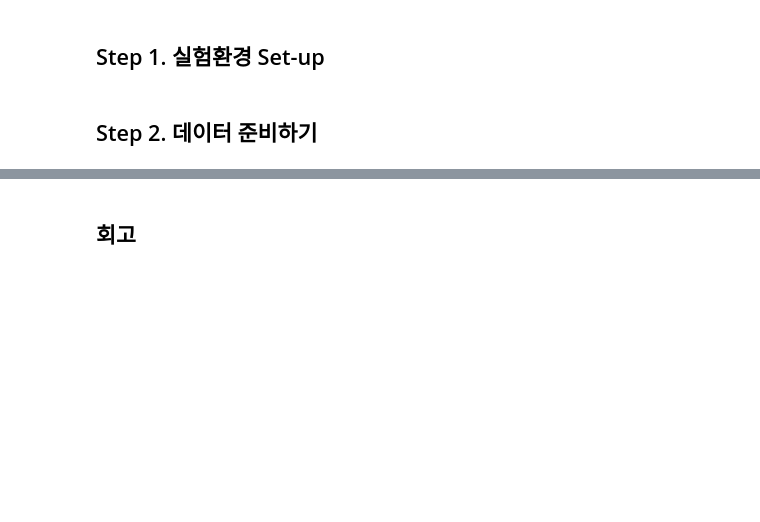
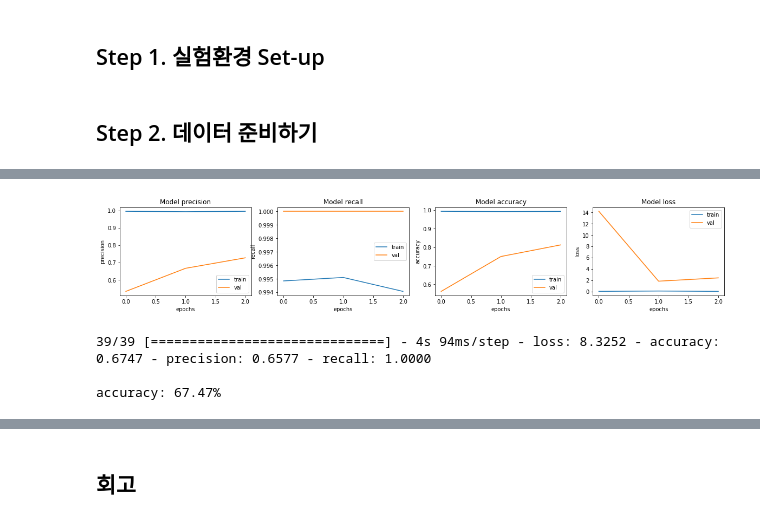
Before and after one commit to CandyBrain/AIFFEL, a Jupyter notebook: EX09_Diagnosis_of_Pneumonia/[E-09]_Diagnosis_of_Pneumonia_project.ipynb, the cells around one changed output, grey strips where cells are left out. Drawn from its saved outputs; the diff is of its cells as text; code cells hidden in the pictures; blank space fills up the shorter version.

```diff
--- a/EX09_Diagnosis_of_Pneumonia/[E-09]_Diagnosis_of_Pneumonia_project.ipynb
+++ b/EX09_Diagnosis_of_Pneumonia/[E-09]_Diagnosis_of_Pneumonia_project.ipynb
@@ -410,0 +823,24 @@ loss, acc, prec, rec = model.evaluate(test_ds)
+# %%
+# 시각화
+
+fig, ax = plt.subplots(1, 4, figsize=(20, 3))
+ax = ax.ravel()
+
+for i, met in enumerate(['precision', 'recall', 'accuracy', 'loss']):
+    ax[i].plot(history.history[met])
+    ax[i].plot(history.history['val_' + met])
+    ax[i].set_title('Model {}'.format(met))
+    ax[i].set_xlabel('epochs')
+    ax[i].set_ylabel(met)
+    ax[i].legend(['train', 'val'])
+# %% [output]
+[figure, added]
+# %%
+# evaluate the model
+
+scores = model.evaluate(test_ds)
+print("\n%s: %.2f%%" % (model.metrics_names[1], scores[1]*100))
+# %% [output]
+39/39 [==============================] - 4s 94ms/step - loss: 8.3252 - accuracy: 0.6747 - precision: 0.6577 - recall: 1.0000
+
+accuracy: 67.47%
```
Also changed, not shown: parts of 113 cells of this notebook.
